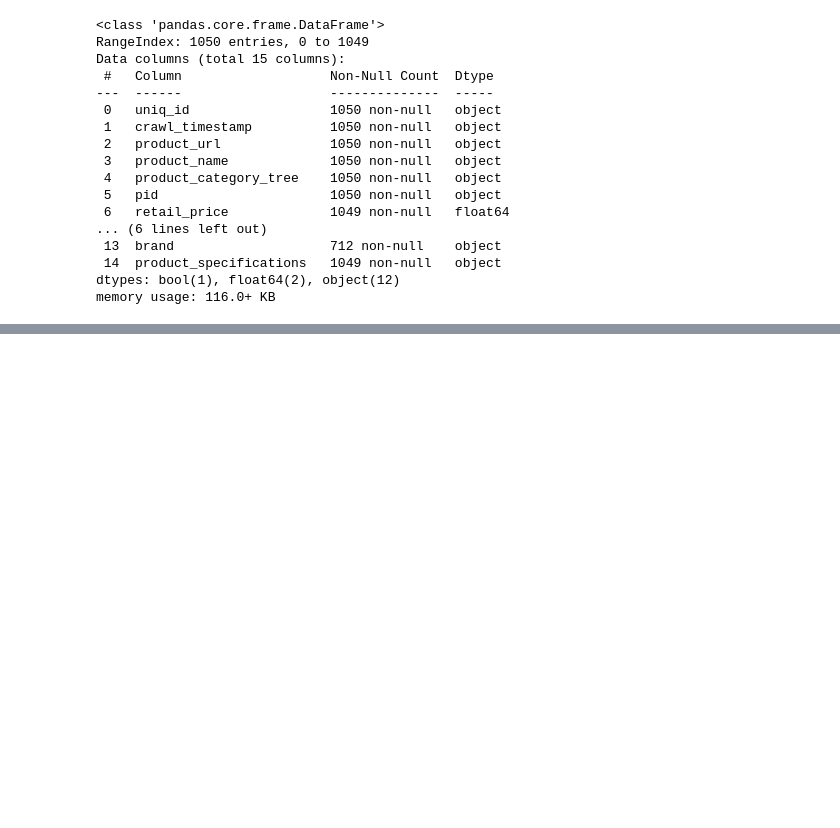
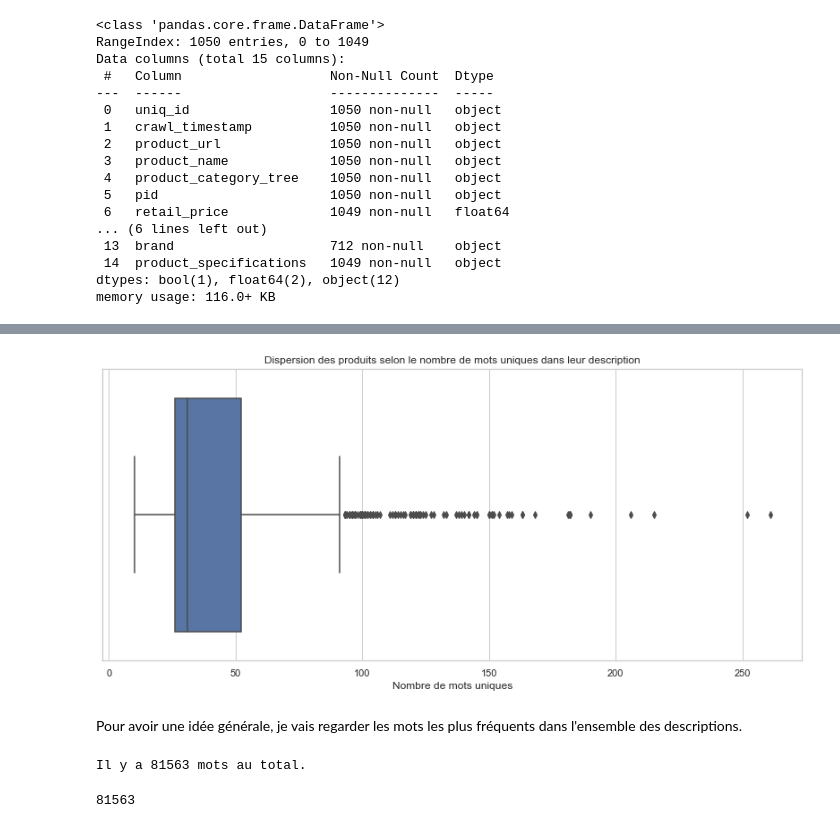
Before and after one commit to sebastienbourgeois/oc-p6-classifier-biens-consommation, a Jupyter notebook: P6_01_notebook.ipynb, the cells around one changed output, grey strips where cells are left out. Cells and saved outputs as stored; diff of their text form; code cells hidden in the pictures; blank space fills up the shorter version.

```diff
--- a/P6_01_notebook.ipynb
+++ b/P6_01_notebook.ipynb
@@ -111,0 +254,8 @@ memory usage: 116.0+ KB
+# %%
+plt.title("Dispersion des produits selon le nombre de mots uniques dans leur description")
+ax = sns.boxplot(x=df["unique"])
+plt.xlabel("Nombre de mots uniques");
+# %% [output]
+[figure, added]
+# %% [markdown]
+Pour avoir une idée générale, je vais regarder les mots les plus fréquents dans l'ensemble des descriptions.
@@ -111,0 +268,8 @@ memory usage: 116.0+ KB
+# %%
+print("Il y a {} mots au total.".format(len(liste_totalite_mots)))
+# %% [output]
+Il y a 81563 mots au total.
+# %%
+df.total.sum()
+# %% [output]
+81563
```
Also changed, not shown: parts of 21 cells of this notebook.
